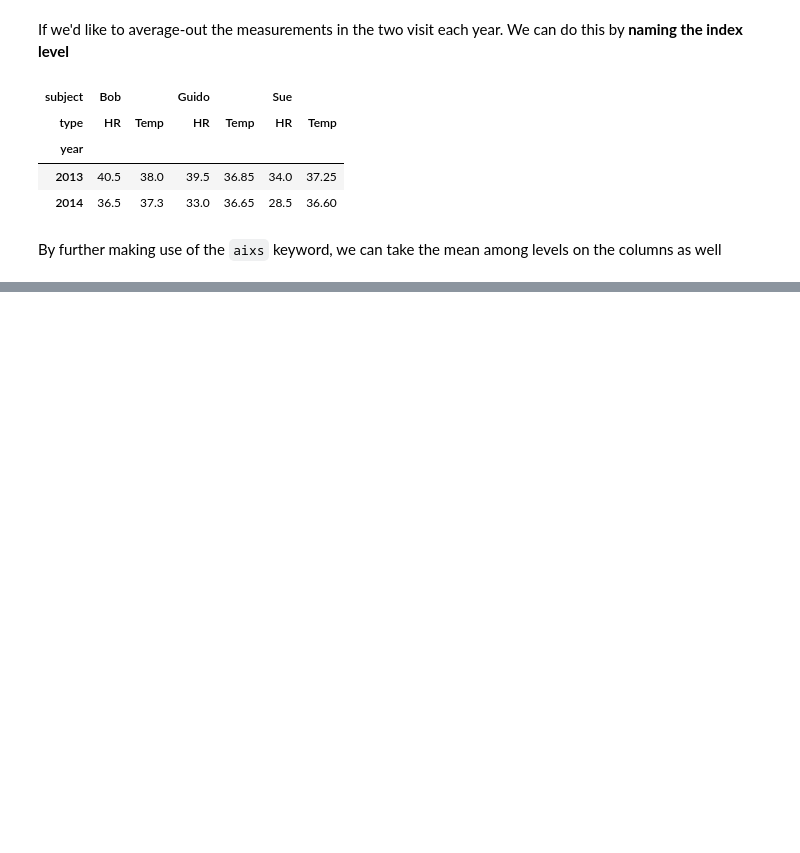
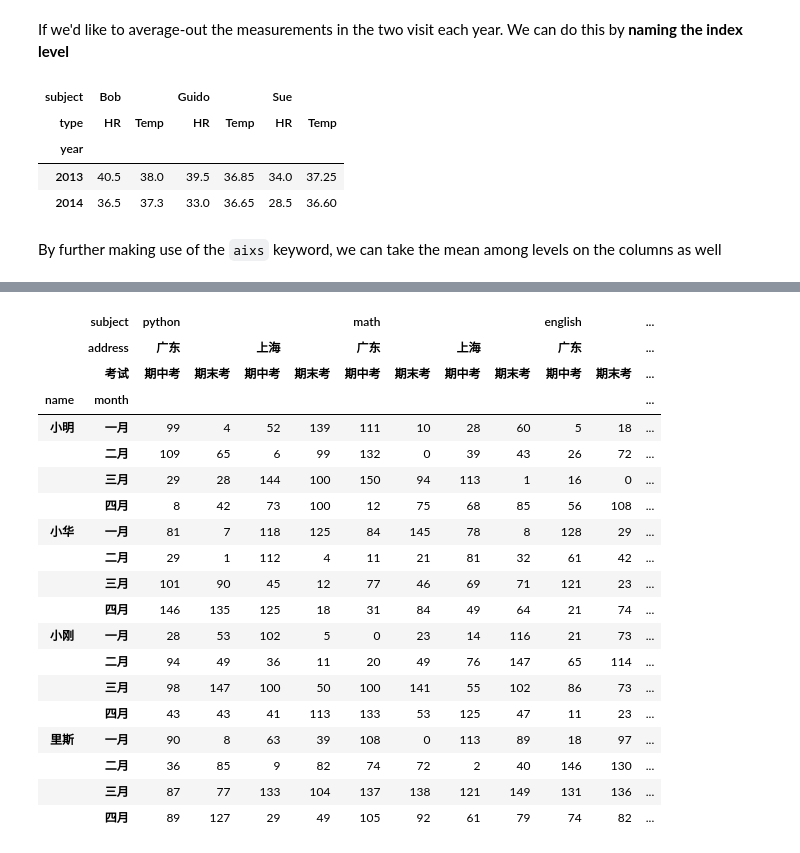
Before and after one commit to Laishuxin/python_data_science, a Jupyter notebook: 05.05_Pandas_Hierachical_Indexing.ipynb, the cells around one changed output, grey strips where cells are left out. Cells and saved outputs as stored; diff of their text form; code cells hidden in the pictures; blank space fills up the shorter version.

Commit message:
add more info 05.05pandas hierachical indexing

```diff
--- a/05.05_Pandas_Hierachical_Indexing.ipynb
+++ b/05.05_Pandas_Hierachical_Indexing.ipynb
@@ -556,0 +561,11 @@ health_data.sum(axis=1, level='subject')
+# %%
+# 创建两层索引
+index = pd.MultiIndex.from_product([
+    ['小明', '小华', '小刚','里斯'],
+    ['一月', '二月', '三月', '四月']],
+    names=['name', 'month'])
+
+columns = pd.MultiIndex.from_product([
+    ['python', 'math', 'english'],
+    ['期中考', '期末考']],
+    names=['subject', '考试'])
@@ -556,0 +596,31 @@ health_data.sum(axis=1, level='subject')
+# %%
+# 创建三层索引
+columns = pd.MultiIndex.from_product([
+    ['python', 'math', 'english'],
+    ['广东', '上海'],
+    ['期中考', '期末考']],
+    names=['subject', 'address', '考试'])
+df2 = pd.DataFrame(np.random.randint(0,151, (16, 12)),
+                  index=index,columns=columns)
+df2
+# %% [output]
+|  | subject | python |  |  |  | math |  |  |  | english |  | ... |
+|  | address | 广东 |  | 上海 |  | 广东 |  | 上海 |  | 广东 |  | ... |
+|  | 考试 | 期中考 | 期末考 | 期中考 | 期末考 | 期中考 | 期末考 | 期中考 | 期末考 | 期中考 | 期末考 | ... |
+| name | month |  |  |  |  |  |  |  |  |  |  | ... |
+| 小明 | 一月 | 99 | 4 | 52 | 139 | 111 | 10 | 28 | 60 | 5 | 18 | ... |
+|  | 二月 | 109 | 65 | 6 | 99 | 132 | 0 | 39 | 43 | 26 | 72 | ... |
+|  | 三月 | 29 | 28 | 144 | 100 | 150 | 94 | 113 | 1 | 16 | 0 | ... |
+|  | 四月 | 8 | 42 | 73 | 100 | 12 | 75 | 68 | 85 | 56 | 108 | ... |
+| 小华 | 一月 | 81 | 7 | 118 | 125 | 84 | 145 | 78 | 8 | 128 | 29 | ... |
+|  | 二月 | 29 | 1 | 112 | 4 | 11 | 21 | 81 | 32 | 61 | 42 | ... |
+|  | 三月 | 101 | 90 | 45 | 12 | 77 | 46 | 69 | 71 | 121 | 23 | ... |
+|  | 四月 | 146 | 135 | 125 | 18 | 31 | 84 | 49 | 64 | 21 | 74 | ... |
+| 小刚 | 一月 | 28 | 53 | 102 | 5 | 0 | 23 | 14 | 116 | 21 | 73 | ... |
+|  | 二月 | 94 | 49 | 36 | 11 | 20 | 49 | 76 | 147 | 65 | 114 | ... |
+|  | 三月 | 98 | 147 | 100 | 50 | 100 | 141 | 55 | 102 | 86 | 73 | ... |
+|  | 四月 | 43 | 43 | 41 | 113 | 133 | 53 | 125 | 47 | 11 | 23 | ... |
+| 里斯 | 一月 | 90 | 8 | 63 | 39 | 108 | 0 | 113 | 89 | 18 | 97 | ... |
+|  | 二月 | 36 | 85 | 9 | 82 | 74 | 72 | 2 | 40 | 146 | 130 | ... |
+|  | 三月 | 87 | 77 | 133 | 104 | 137 | 138 | 121 | 149 | 131 | 136 | ... |
+|  | 四月 | 89 | 127 | 29 | 49 | 105 | 92 | 61 | 79 | 74 | 82 | ... |
```
Also changed, not shown: parts of 23 cells of this notebook.
